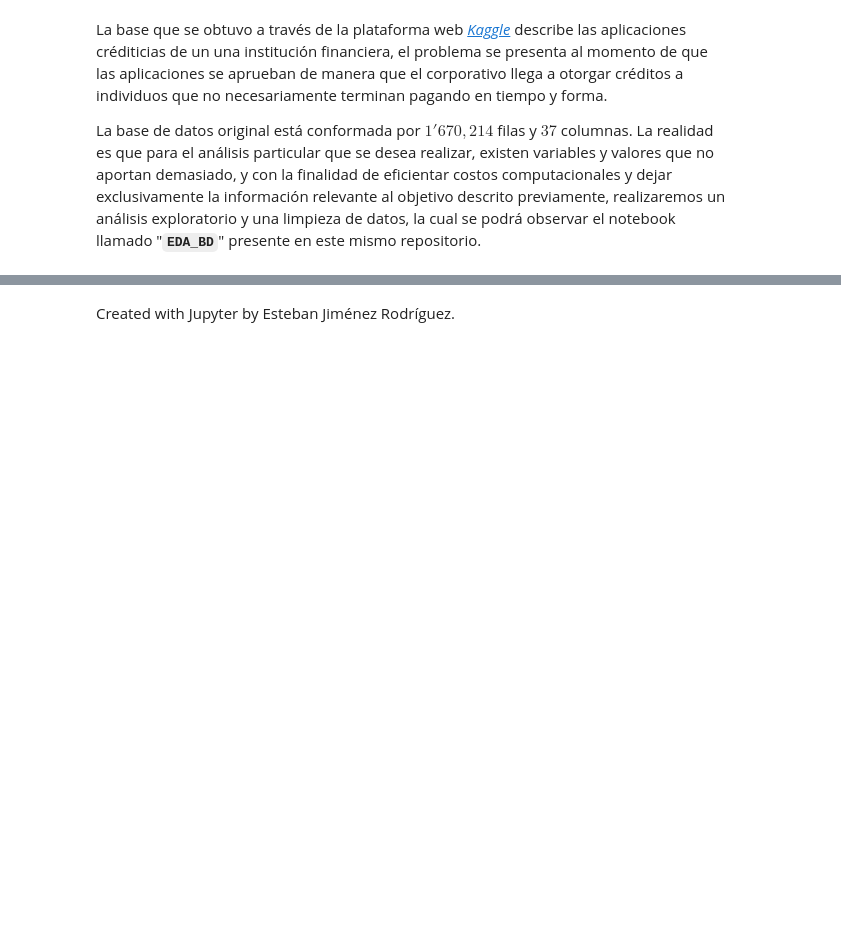
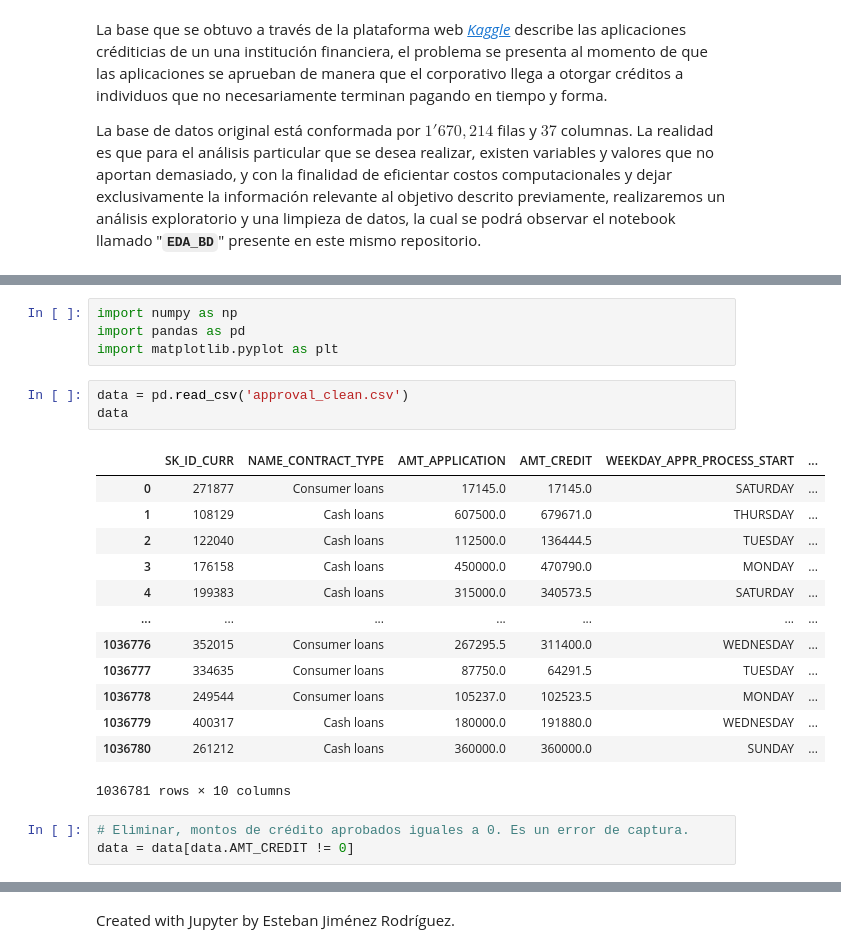
Before and after one commit to JuanPablo2019/Proyecto_modulo1, a Jupyter notebook: ProyectoModulo1_MaganaJ_PinedaB.ipynb, the cells around one changed output, grey strips where cells are left out. Saved outputs shown, nothing was run; the diff lists cells and outputs as text; blank space fills up the shorter version.

```diff
--- a/ProyectoModulo1_MaganaJ_PinedaB.ipynb
+++ b/ProyectoModulo1_MaganaJ_PinedaB.ipynb
@@ -105,0 +115,24 @@ La base de datos original está conformada por $1'670,214$ filas y $37$ columnas
+# %%
+import numpy as np
+import pandas as pd
+import matplotlib.pyplot as plt
+# %%
+data = pd.read_csv('approval_clean.csv')
+data
+# %% [output]
+|  | SK_ID_CURR | NAME_CONTRACT_TYPE | AMT_APPLICATION | AMT_CREDIT | WEEKDAY_APPR_PROCESS_START | ... |
+| 0 | 271877 | Consumer loans | 17145.0 | 17145.0 | SATURDAY | ... |
+| 1 | 108129 | Cash loans | 607500.0 | 679671.0 | THURSDAY | ... |
+| 2 | 122040 | Cash loans | 112500.0 | 136444.5 | TUESDAY | ... |
+| 3 | 176158 | Cash loans | 450000.0 | 470790.0 | MONDAY | ... |
+| 4 | 199383 | Cash loans | 315000.0 | 340573.5 | SATURDAY | ... |
+| ... | ... | ... | ... | ... | ... | ... |
+| 1036776 | 352015 | Consumer loans | 267295.5 | 311400.0 | WEDNESDAY | ... |
+| 1036777 | 334635 | Consumer loans | 87750.0 | 64291.5 | TUESDAY | ... |
+| 1036778 | 249544 | Consumer loans | 105237.0 | 102523.5 | MONDAY | ... |
+| 1036779 | 400317 | Cash loans | 180000.0 | 191880.0 | WEDNESDAY | ... |
+| 1036780 | 261212 | Cash loans | 360000.0 | 360000.0 | SUNDAY | ... |
+1036781 rows × 10 columns
+# %%
+# Eliminar, montos de crédito aprobados iguales a 0. Es un error de captura.
+data = data[data.AMT_CREDIT != 0]
```
Also changed, not shown: parts of 11 cells of this notebook.
